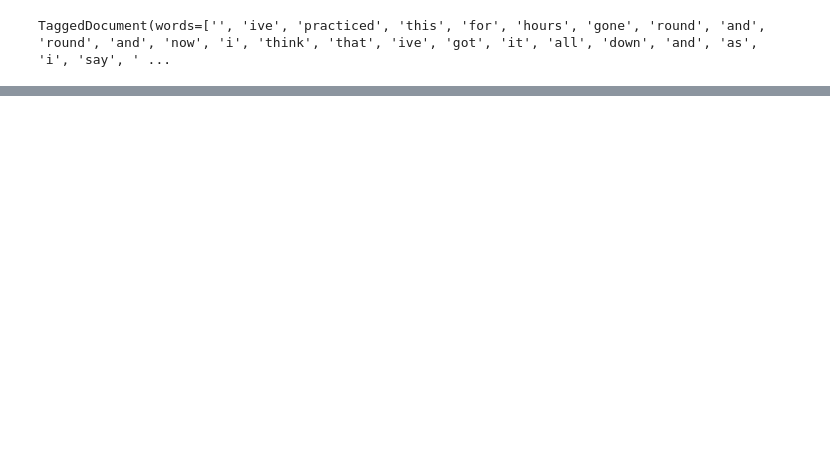
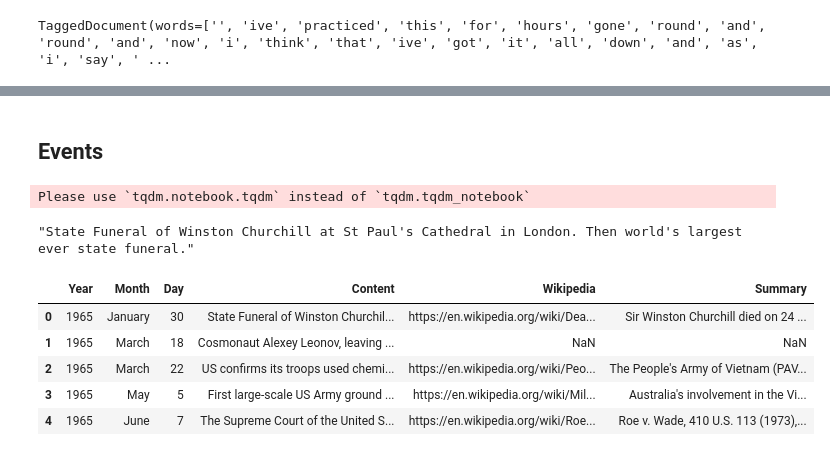
Before and after one commit to com-480-data-visualization/com-480-project-artemis, a Jupyter notebook: Billboard-Data-Exploration.ipynb, the cells around one changed output, grey strips where cells are left out. Saved outputs shown, nothing was run; the diff lists cells and outputs as text; code cells hidden in the pictures; blank space fills up the shorter version.

```diff
--- a/Billboard-Data-Exploration.ipynb
+++ b/Billboard-Data-Exploration.ipynb
@@ -283,0 +284,29 @@ plt.show()
+# %% [markdown]
+## Events
+# %%
+import pandas as pd
+import spacy
+from spacy import displacy
+
+from tqdm import tqdm_notebook
+tqdm_notebook().pandas()
+
+nlp = spacy.load("en_core_web_sm")
+# %% [output]
+Please use `tqdm.notebook.tqdm` instead of `tqdm.tqdm_notebook`
+# %%
+event_filepath = "datasets/events_full.csv"
+
+df_events = pd.read_csv(event_filepath, index_col=0)
+df_events.xs(0).Content
+# %% [output]
+"State Funeral of Winston Churchill at St Paul's Cathedral in London. Then world's largest ever state funeral."
+# %%
+df_events.head()
+# %% [output]
+|  | Year | Month | Day | Content | Wikipedia | Summary |
+| 0 | 1965 | January | 30 | State Funeral of Winston Churchil... | https://en.wikipedia.org/wiki/Dea... | Sir Winston Churchill died on 24 ... |
+| 1 | 1965 | March | 18 | Cosmonaut Alexey Leonov, leaving ... | NaN | NaN |
+| 2 | 1965 | March | 22 | US confirms its troops used chemi... | https://en.wikipedia.org/wiki/Peo... | The People's Army of Vietnam (PAV... |
+| 3 | 1965 | May | 5 | First large-scale US Army ground ... | https://en.wikipedia.org/wiki/Mil... | Australia's involvement in the Vi... |
+| 4 | 1965 | June | 7 | The Supreme Court of the United S... | https://en.wikipedia.org/wiki/Roe... | Roe v. Wade, 410 U.S. 113 (1973),... |
```
Also changed, not shown: parts of 18 cells of this notebook, 5 other files.
